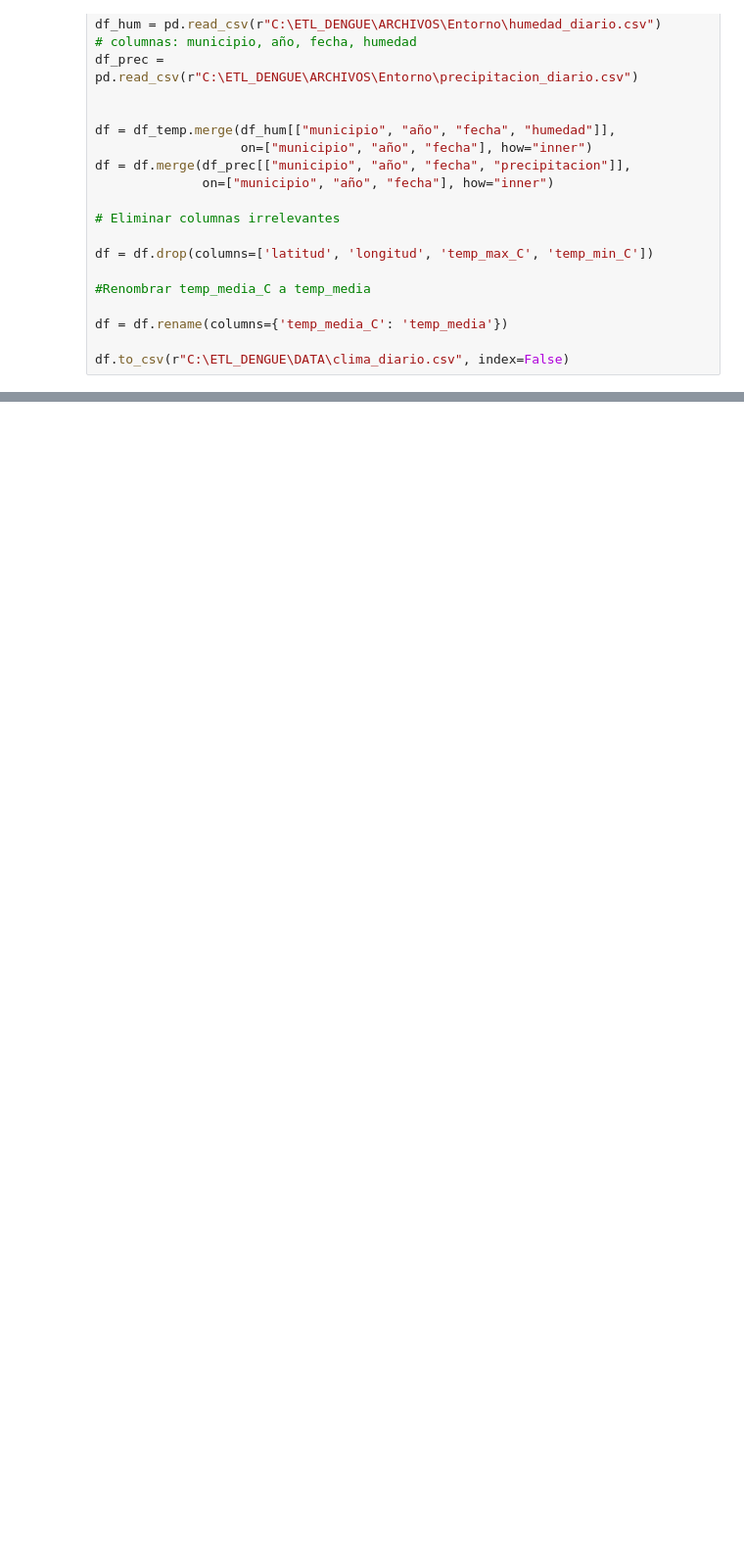
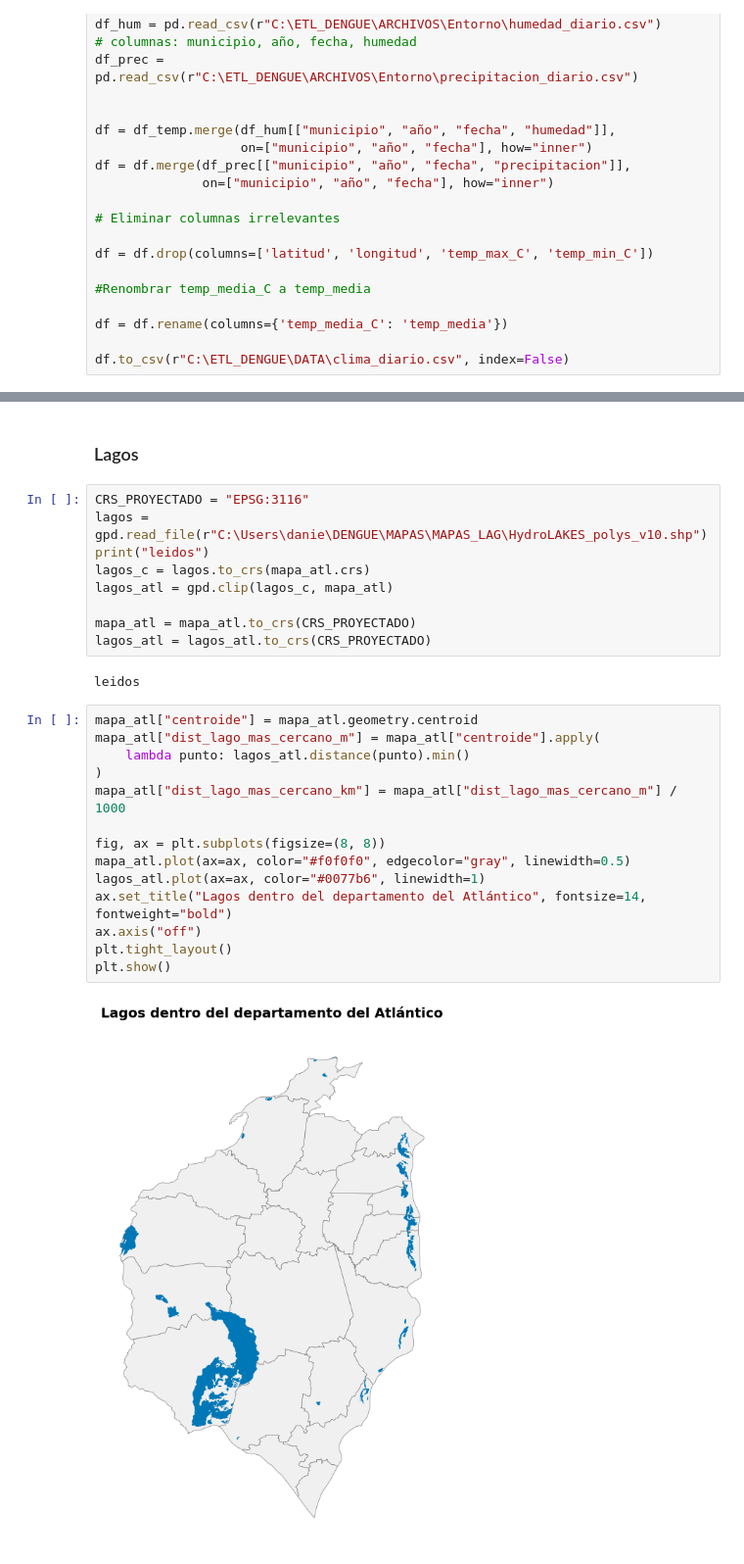
Before and after one commit to Darally06/ETL_DENGUE, a Jupyter notebook: Scripts/ETL_clima.ipynb, the cells around one changed output, grey strips where cells are left out. Shown: that part at 98% size. Drawn from its saved outputs; the diff is of its cells as text; blank space fills up the shorter version.

```diff
--- a/Scripts/ETL_clima.ipynb
+++ b/Scripts/ETL_clima.ipynb
@@ -198,0 +250,29 @@ df.to_csv(r"C:\ETL_DENGUE\DATA\clima_diario.csv", index=False)
+# %% [markdown]
+### Lagos
+# %%
+CRS_PROYECTADO = "EPSG:3116"
+lagos = gpd.read_file(r"C:\Users\danie\DENGUE\MAPAS\MAPAS_LAG\HydroLAKES_polys_v10.shp")
+print("leidos")
+lagos_c = lagos.to_crs(mapa_atl.crs)
+lagos_atl = gpd.clip(lagos_c, mapa_atl)
+
+mapa_atl = mapa_atl.to_crs(CRS_PROYECTADO)
+lagos_atl = lagos_atl.to_crs(CRS_PROYECTADO)
+# %% [output]
+leidos
+# %%
+mapa_atl["centroide"] = mapa_atl.geometry.centroid
+mapa_atl["dist_lago_mas_cercano_m"] = mapa_atl["centroide"].apply(
+    lambda punto: lagos_atl.distance(punto).min()
+)
+mapa_atl["dist_lago_mas_cercano_km"] = mapa_atl["dist_lago_mas_cercano_m"] / 1000
+
+fig, ax = plt.subplots(figsize=(8, 8))
+mapa_atl.plot(ax=ax, color="#f0f0f0", edgecolor="gray", linewidth=0.5)
+lagos_atl.plot(ax=ax, color="#0077b6", linewidth=1)
+ax.set_title("Lagos dentro del departamento del Atlántico", fontsize=14, fontweight="bold")
+ax.axis("off")
+plt.tight_layout()
+plt.show()
+# %% [output]
+[figure, added]
```
Also changed, not shown: parts of 14 cells of this notebook, 19 other files.
